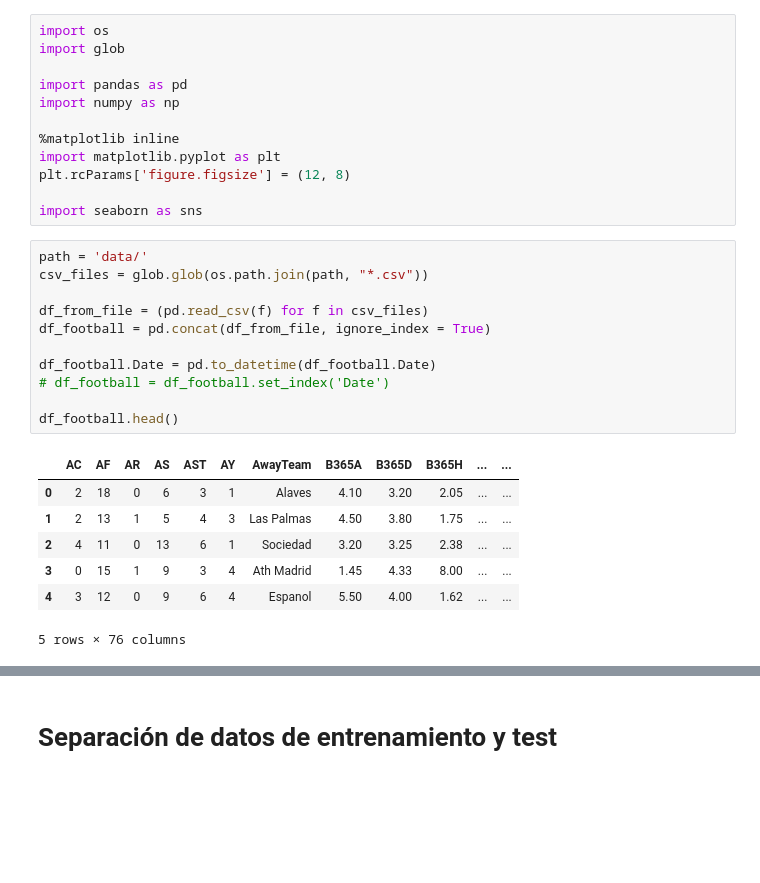
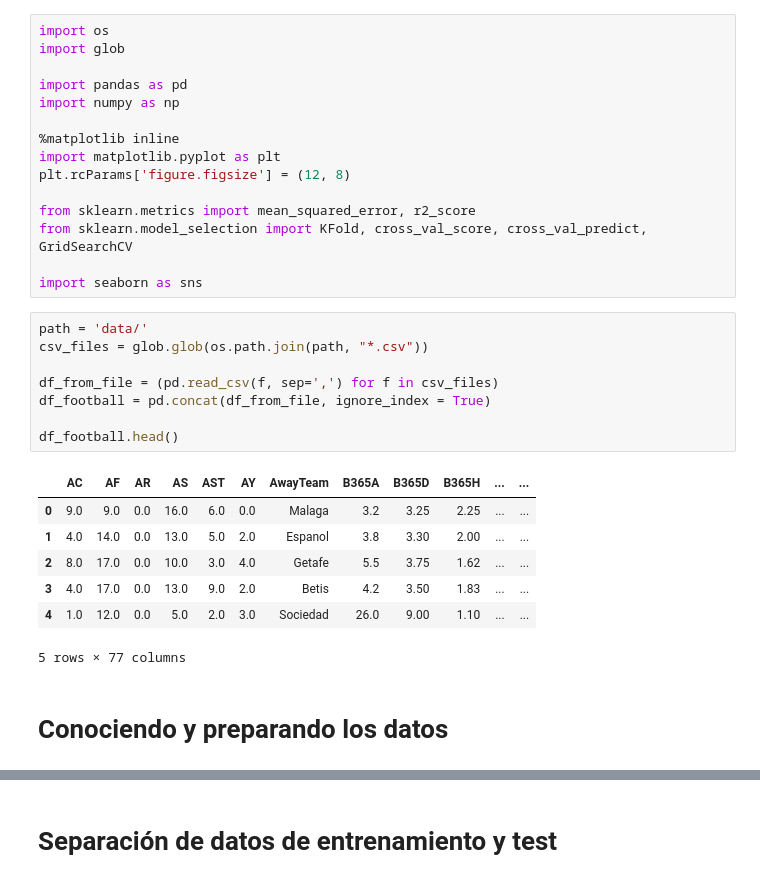
Before and after one commit to JoanMartin/UIB-MasterInBigData, a Jupyter notebook: Statistical-Learning-and-Decision-Making/football_prediction/football_prediction.ipynb, the cells around one changed output, grey strips where cells are left out. Saved outputs shown, nothing was run; the diff lists cells and outputs as text; blank space fills up the shorter version.

Commit message:
Football prediction continue

```diff
--- a/Statistical-Learning-and-Decision-Making/football_prediction/football_prediction.ipynb
+++ b/Statistical-Learning-and-Decision-Making/football_prediction/football_prediction.ipynb
@@ -9,24 +9,26 @@ import numpy as np
 import matplotlib.pyplot as plt
 plt.rcParams['figure.figsize'] = (12, 8)
 
+from sklearn.metrics import mean_squared_error, r2_score
+from sklearn.model_selection import KFold, cross_val_score, cross_val_predict, GridSearchCV
+
 import seaborn as sns
 # %%
 path = 'data/'
 csv_files = glob.glob(os.path.join(path, "*.csv"))
 
-df_from_file = (pd.read_csv(f) for f in csv_files)
+df_from_file = (pd.read_csv(f, sep=',') for f in csv_files)
 df_football = pd.concat(df_from_file, ignore_index = True)
 
-df_football.Date = pd.to_datetime(df_football.Date)
-# df_football = df_football.set_index('Date')
-
 df_football.head()
 # %% [output]
 |  | AC | AF | AR | AS | AST | AY | AwayTeam | B365A | B365D | B365H | ... | ... |
-| 0 | 2 | 18 | 0 | 6 | 3 | 1 | Alaves | 4.10 | 3.20 | 2.05 | ... | ... |
-| 1 | 2 | 13 | 1 | 5 | 4 | 3 | Las Palmas | 4.50 | 3.80 | 1.75 | ... | ... |
-| 2 | 4 | 11 | 0 | 13 | 6 | 1 | Sociedad | 3.20 | 3.25 | 2.38 | ... | ... |
-| 3 | 0 | 15 | 1 | 9 | 3 | 4 | Ath Madrid | 1.45 | 4.33 | 8.00 | ... | ... |
-| 4 | 3 | 12 | 0 | 9 | 6 | 4 | Espanol | 5.50 | 4.00 | 1.62 | ... | ... |
+| 0 | 9.0 | 9.0 | 0.0 | 16.0 | 6.0 | 0.0 | Malaga | 3.2 | 3.25 | 2.25 | ... | ... |
+| 1 | 4.0 | 14.0 | 0.0 | 13.0 | 5.0 | 2.0 | Espanol | 3.8 | 3.30 | 2.00 | ... | ... |
+| 2 | 8.0 | 17.0 | 0.0 | 10.0 | 3.0 | 4.0 | Getafe | 5.5 | 3.75 | 1.62 | ... | ... |
+| 3 | 4.0 | 17.0 | 0.0 | 13.0 | 9.0 | 2.0 | Betis | 4.2 | 3.50 | 1.83 | ... | ... |
+| 4 | 1.0 | 12.0 | 0.0 | 5.0 | 2.0 | 3.0 | Sociedad | 26.0 | 9.00 | 1.10 | ... | ... |
-5 rows × 76 columns
+5 rows × 77 columns
+# %% [markdown]
+# Conociendo y preparando los datos
 # %%
```
Also changed, not shown: parts of 38 cells of this notebook, 42 other files.
